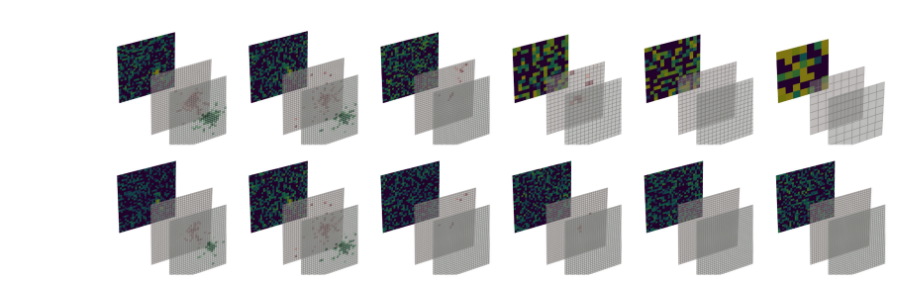
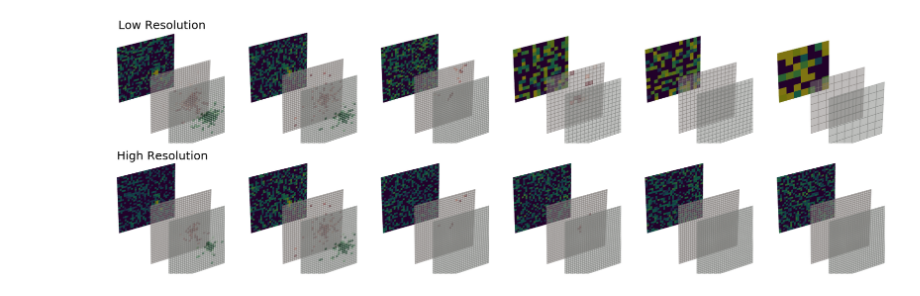
Before and after one commit to sanmayphy/ENERGYFLOW_ML, a Jupyter notebook: DataExploration/Data_Exploration.ipynb, the cells around one changed output. Saved outputs shown, nothing was run; the diff lists cells and outputs as text; code cells hidden in the pictures.

```diff
--- a/DataExploration/Data_Exploration.ipynb
+++ b/DataExploration/Data_Exploration.ipynb
@@ -21,8 +21,12 @@ fig = plt.figure(figsize=(6*4,8))
 ax_list = []
 for layer_i in range(6):
     for res_i, res in enumerate(['RealRes','UniformRes']):
+
         ax_list.append( fig.add_subplot(2, 6, layer_i+1+6*res_i, projection='3d') )
-
+        if layer_i+1+6*res_i == 1:
+            ax_list[-1].set_title('Low Resolution',fontsize=25)
+        elif layer_i+1+6*res_i == 7:
+            ax_list[-1].set_title('High Resolution',fontsize=25)
         ax_list[-1].view_init(elev=30, azim=-30)
 
         X = f[res+'_TotalEnergy_Layer'+str(layer_i+1)][event_index]
@@ -33,31 +37,31 @@ for layer_i in range(6):
         X = X.reshape(layer_size,layer_size)
         X_charged = X_charged.reshape(layer_size,layer_size)
         X_neutral = X_neutral.reshape(layer_size,layer_size)
 
         small_x = 2.5*np.ones((layer_size,layer_size))
 
         Z, Y = np.meshgrid(range(layer_size),range(layer_size))
 
         X[X < 0] = 0
         X[X > 0] = np.log(X[X>0])
         X = X/5
         ax_list[-1].plot_surface(0*small_x, Y, Z,
                                 facecolors=plt.cm.viridis(X))
 
         ax_list[-1].plot_surface(small_x*2, Y, Z,
                                 facecolors=plt.cm.Reds(X_charged),alpha=0.5)
         ax_list[-1].plot_surface(small_x*3, Y, Z,
                                 facecolors=plt.cm.Greens(X_neutral),alpha=0.5)
 
         ax_list[-1].set_xlabel('X')
         ax_list[-1].set_xlim(0,5)
         ax_list[-1].set_ylabel('Y')
         ax_list[-1].set_ylim(0, layer_size)
         ax_list[-1].set_zlabel('Z')
         ax_list[-1].set_zlim(0, layer_size)
         ax_list[-1].set_axis_off()
 
 plt.tight_layout()
 plt.show()
 # %% [output]
-[figure, old version]
+[figure, new version]
```
